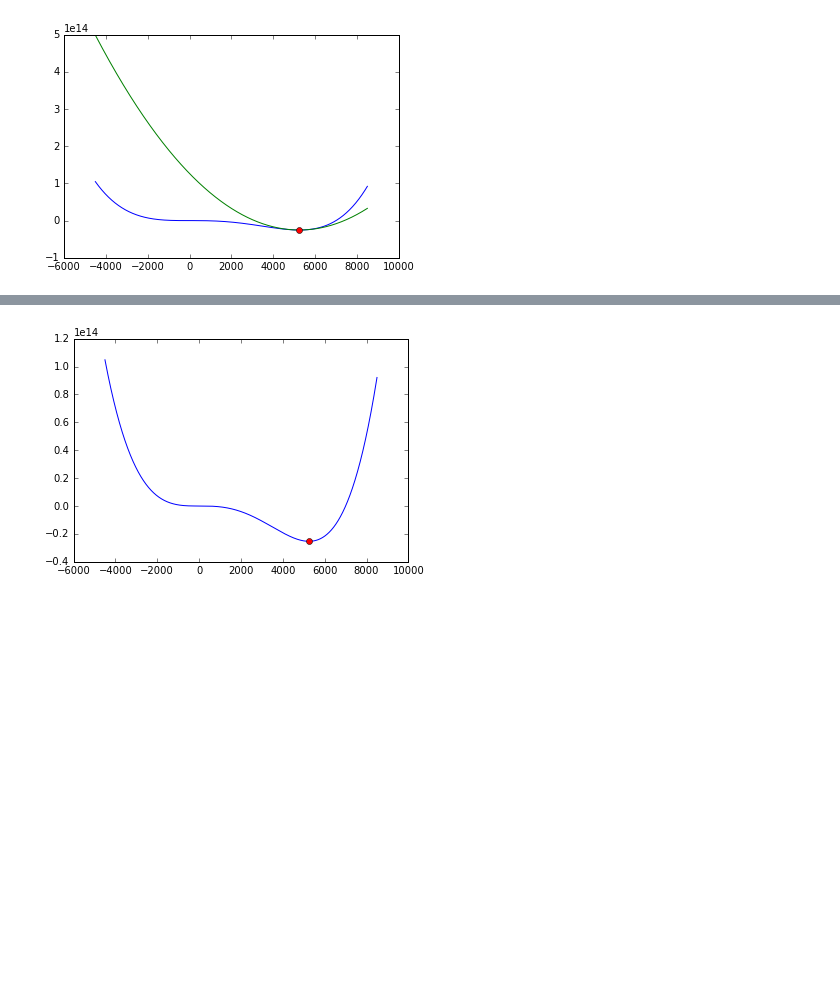
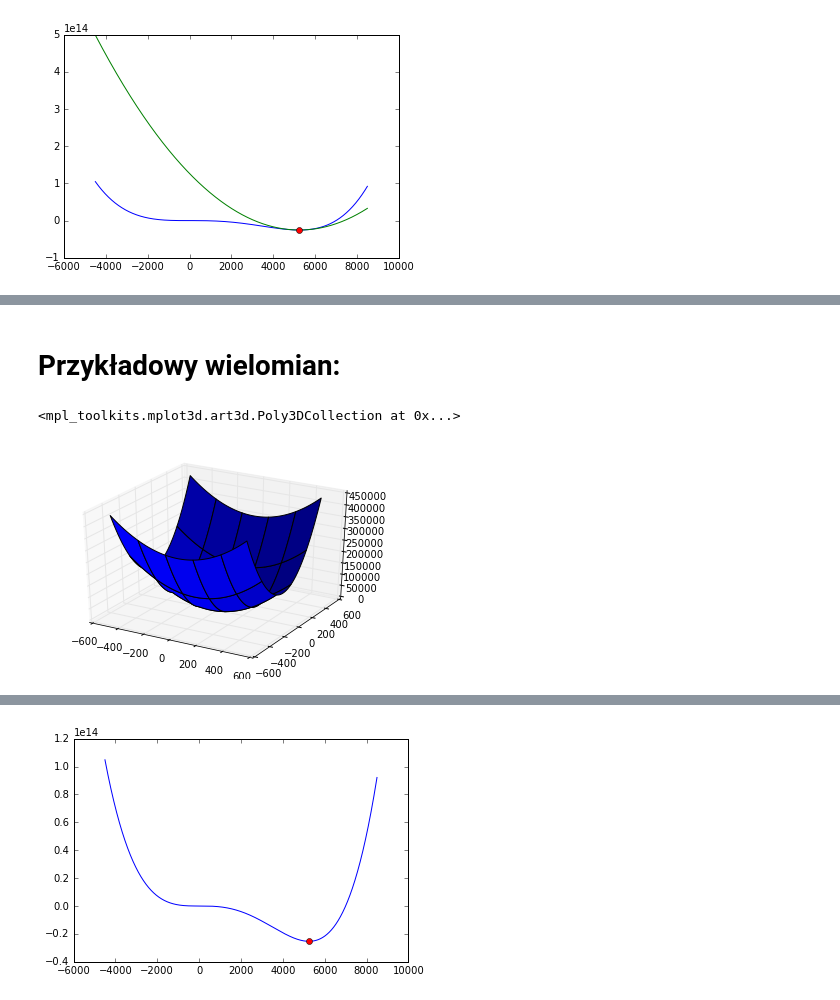
Before and after one commit to heolin/math_optimizations, a Jupyter notebook: Optimizations.ipynb, the cells around one changed output, grey strips where cells are left out. Cells and saved outputs as stored; diff of their text form; code cells hidden in the pictures; blank space fills up the shorter version.

```diff
--- a/Optimizations.ipynb
+++ b/Optimizations.ipynb
@@ -435,0 +489,16 @@ $$x^{(k+1)} = x^{(k)} - \frac{x^{(k)}-x^{(k-1)}}{f'(x^{(k)})-f'(x^{(k-1)})}f'(x^
+# %% [markdown]
+# Przykładowy wielomian:
+# %%
+def f(x):
+    return 0.5 * x[0]**2 + 1.25 * x[1]**2
+
+xmesh, ymesh = np.mgrid[-500:500:50j, -500:500:50j]
+
+fig = plt.figure()
+ax = fig.gca(projection="3d")
+
+fmesh = f(np.array([xmesh, ymesh]))
+ax.plot_surface(xmesh, ymesh, fmesh)
+# %% [output]
+<mpl_toolkits.mplot3d.art3d.Poly3DCollection at 0x...>
+[figure, added]
```
Also changed, not shown: parts of 12 cells of this notebook.
